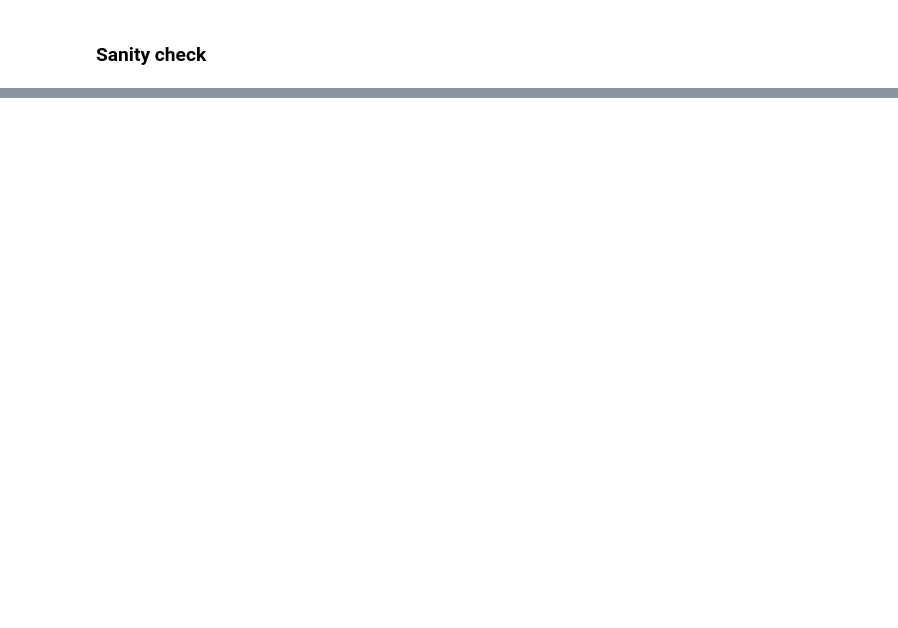
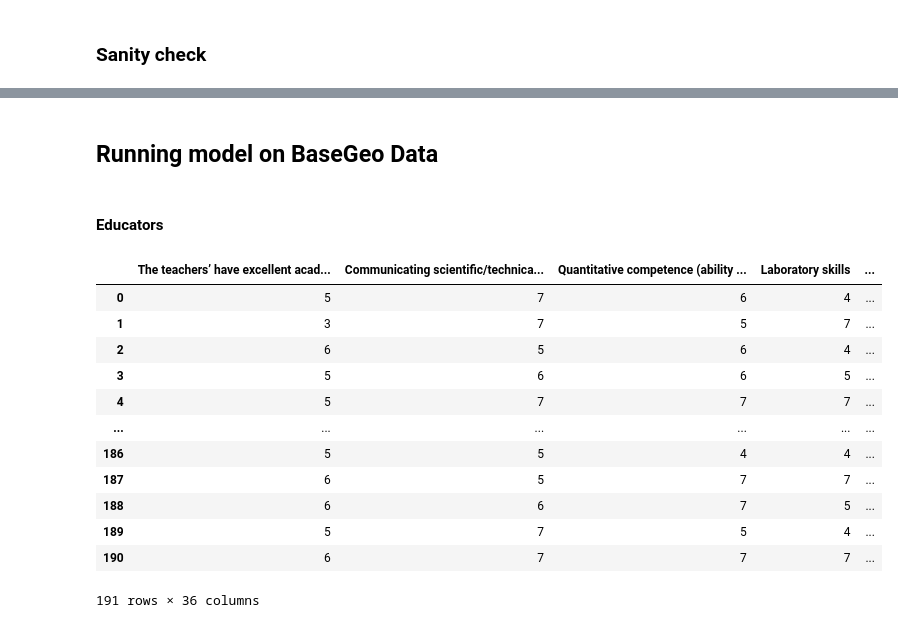
Before and after one commit to HarryYouAreAWizard/BaseGeo_2_0_data_analysis, a Jupyter notebook: BaseGeo2_0PandasApproach.ipynb, the cells around one changed output, grey strips where cells are left out. Drawn from its saved outputs; the diff is of its cells as text; code cells hidden in the pictures; blank space fills up the shorter version.

```diff
--- a/BaseGeo2_0PandasApproach.ipynb
+++ b/BaseGeo2_0PandasApproach.ipynb
@@ -240,7 +256,7 @@ df_2026_educators = df_2026_educators_raw[common_questions_educators_2019_2026].
 
 # add the column with the university names and the year
 df_2026_educators["Where are you employed?"] = df_2026_educators_raw["Where are you employed?"]
-df_2026_educators["year"] = 2026 - 2019
+df_2026_educators["year"] = year_2026
 
 def convert_text_university_to_numeric_2026(df):
     df["institution"] = df["Where are you employed?"].replace(
@@ -615,5 +675,0 @@ fig.tight_layout()
-# %%
-# run the model on the simulated data
-df["explicit_rating"] = df["explicit_rating"].astype(int) - 1
-idata, model = make_model("explicit_rating", df)
-az.plot_trace_dist(idata, var_names=["effect_after_7_years_groups", "effect_after_7_years_population"])
@@ -750,0 +905,47 @@ Text(0.5, 1.0, 'Model recovery test')
+# %% [markdown]
+## Running model on BaseGeo Data
+# %%
+def save_results(results, filename):
+    # convert results to a dataframe and save to csv
+    results_df = pd.DataFrame.from_dict(results, orient='index')
+    results_df.to_csv(filename)
+
+def load_results(filename):
+    # load results from csv and convert to a dictionary
+    results_df = pd.read_csv(filename, index_col=0)
+    results = results_df.to_dict(orient='index')
+    return results
+
+def run_analysis_on_all_questions(dataframe, viable_questions, type):
+    results = {}
+    for question in viable_questions.keys():
+        print(f"Running analysis on question: {question}")
+        idata, model, num_divergences = analyze(question, dataframe)
+        print(f"{num_divergences = }")
+        results[question] = {
+            "idata": idata,
+            "model": model,
+            "num_divergences": num_divergences
+        }
+        save_results(results, f"..\\results\\{type}\\{question}.csv")
+    return results
+# %% [markdown]
+#### Educators
+# %%
+# data
+
+run_analysis_on_all_questions(df_educators, viable_questions_educators, "educators")
+# %% [output]
+|  | The teachers’ have excellent acad... | Communicating scientific/technica... | Quantitative competence (ability ... | Laboratory skills | ... |
+| 0 | 5 | 7 | 6 | 4 | ... |
+| 1 | 3 | 7 | 5 | 7 | ... |
+| 2 | 6 | 5 | 6 | 4 | ... |
+| 3 | 5 | 6 | 6 | 5 | ... |
+| 4 | 5 | 7 | 7 | 7 | ... |
+| ... | ... | ... | ... | ... | ... |
+| 186 | 5 | 5 | 4 | 4 | ... |
+| 187 | 6 | 5 | 7 | 7 | ... |
+| 188 | 6 | 6 | 7 | 5 | ... |
+| 189 | 5 | 7 | 5 | 4 | ... |
+| 190 | 6 | 7 | 7 | 7 | ... |
+191 rows × 36 columns
```
Also changed, not shown: parts of 46 cells of this notebook, 2 other files.
